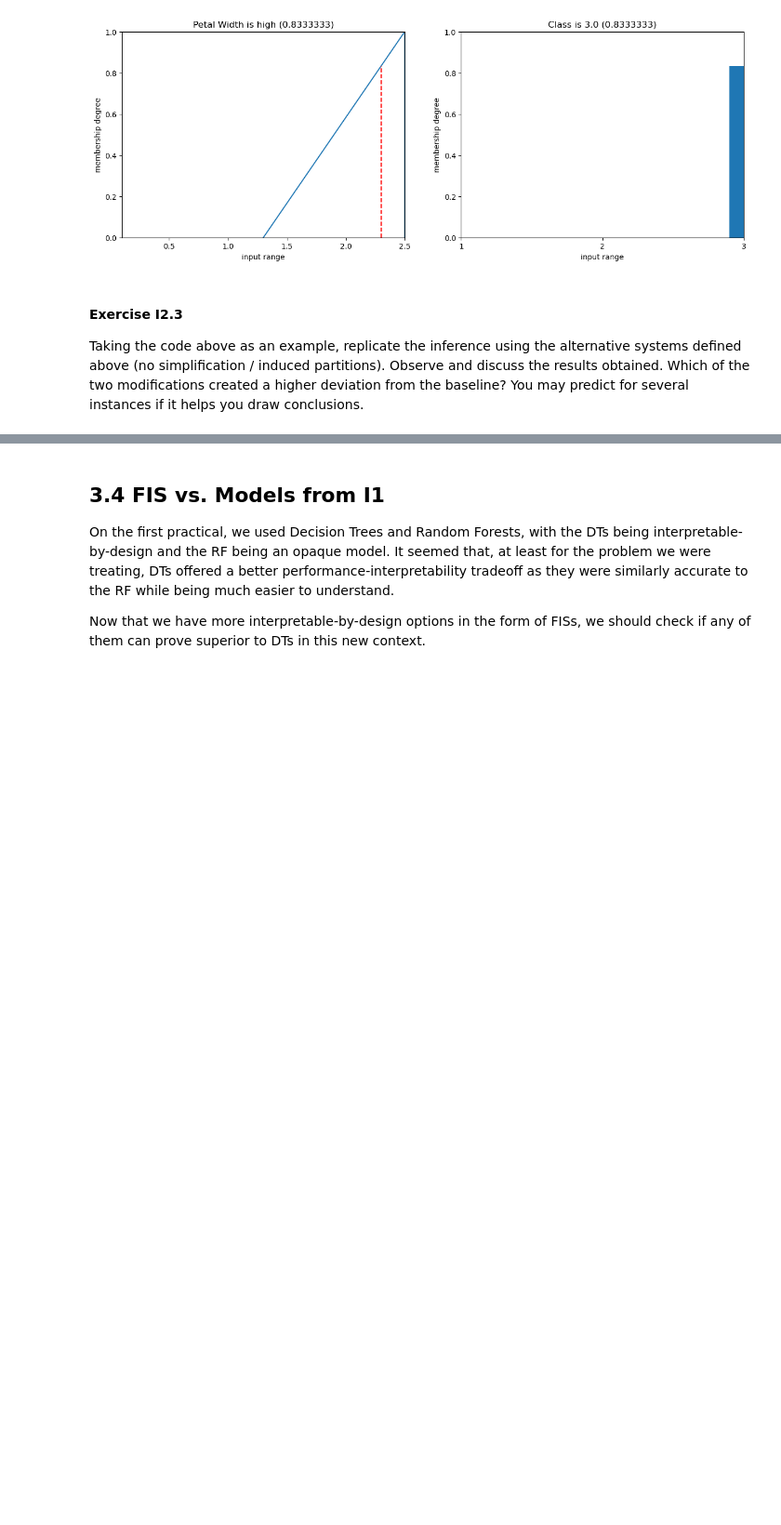
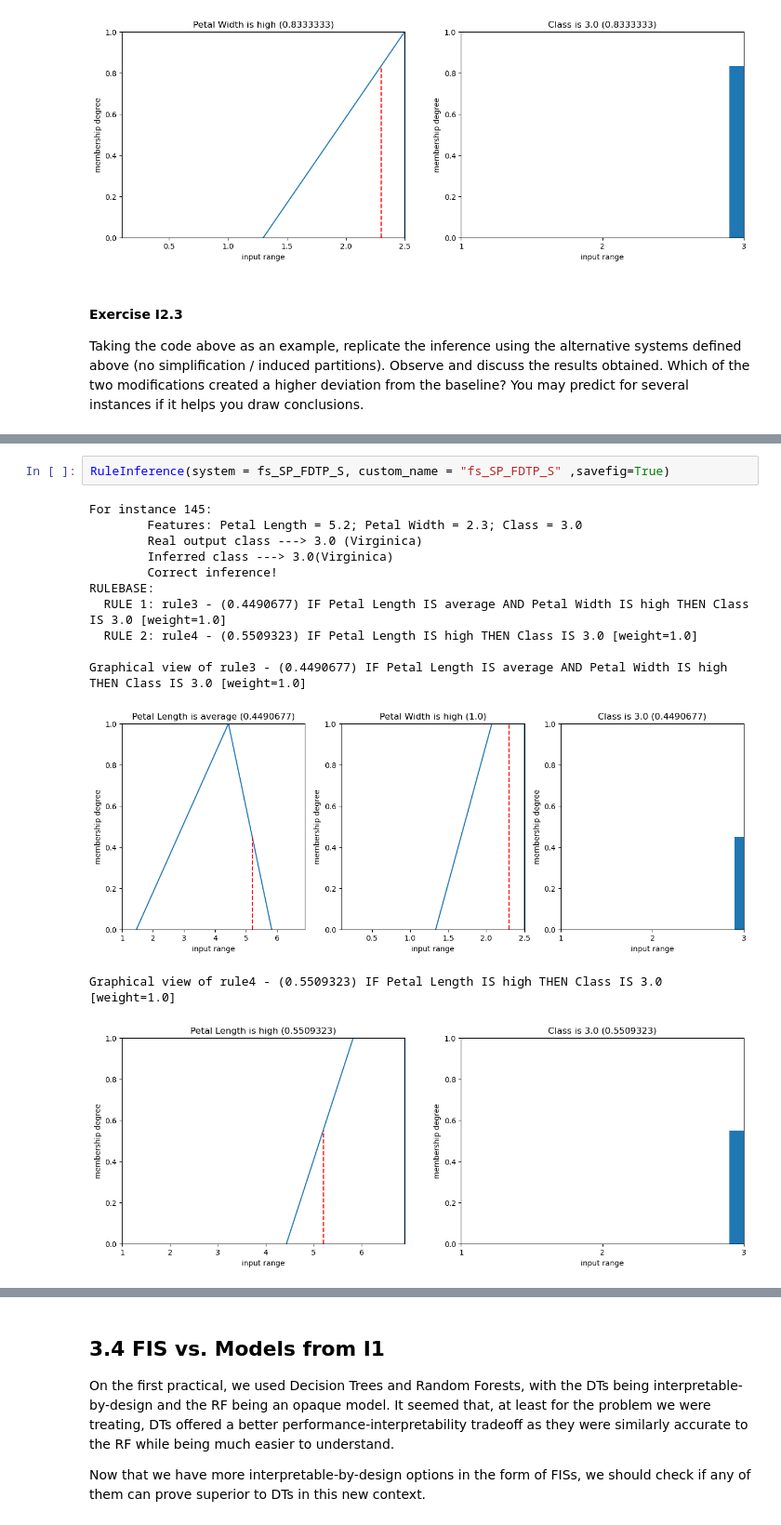
Before and after one commit to Trillom11/TXAI, a Jupyter notebook: TXAI_I2_EXFS.ipynb, the cells around one changed output, grey strips where cells are left out. Shown at 93% size. Saved outputs shown, nothing was run; the diff lists cells and outputs as text; blank space fills up the shorter version.

```diff
--- a/TXAI_I2_EXFS.ipynb
+++ b/TXAI_I2_EXFS.ipynb
@@ -396,0 +470,16 @@ Taking the code above as an example, replicate the inference using the alternati
+# %%
+RuleInference(system = fs_SP_FDTP_S, custom_name = "fs_SP_FDTP_S" ,savefig=True)
+# %% [output]
+For instance 145:
+        Features: Petal Length = 5.2; Petal Width = 2.3; Class = 3.0
+        Real output class ---> 3.0 (Virginica)
+        Inferred class ---> 3.0(Virginica)
+        Correct inference!
+RULEBASE:
+  RULE 1: rule3 - (0.4490677) IF Petal Length IS average AND Petal Width IS high THEN Class IS 3.0 [weight=1.0]
+  RULE 2: rule4 - (0.5509323) IF Petal Length IS high THEN Class IS 3.0 [weight=1.0]
+
+Graphical view of rule3 - (0.4490677) IF Petal Length IS average AND Petal Width IS high THEN Class IS 3.0 [weight=1.0]
+[figure, added]
+Graphical view of rule4 - (0.5509323) IF Petal Length IS high THEN Class IS 3.0 [weight=1.0]
+[figure, added]
```
Also changed, not shown: parts of 6 cells of this notebook.
